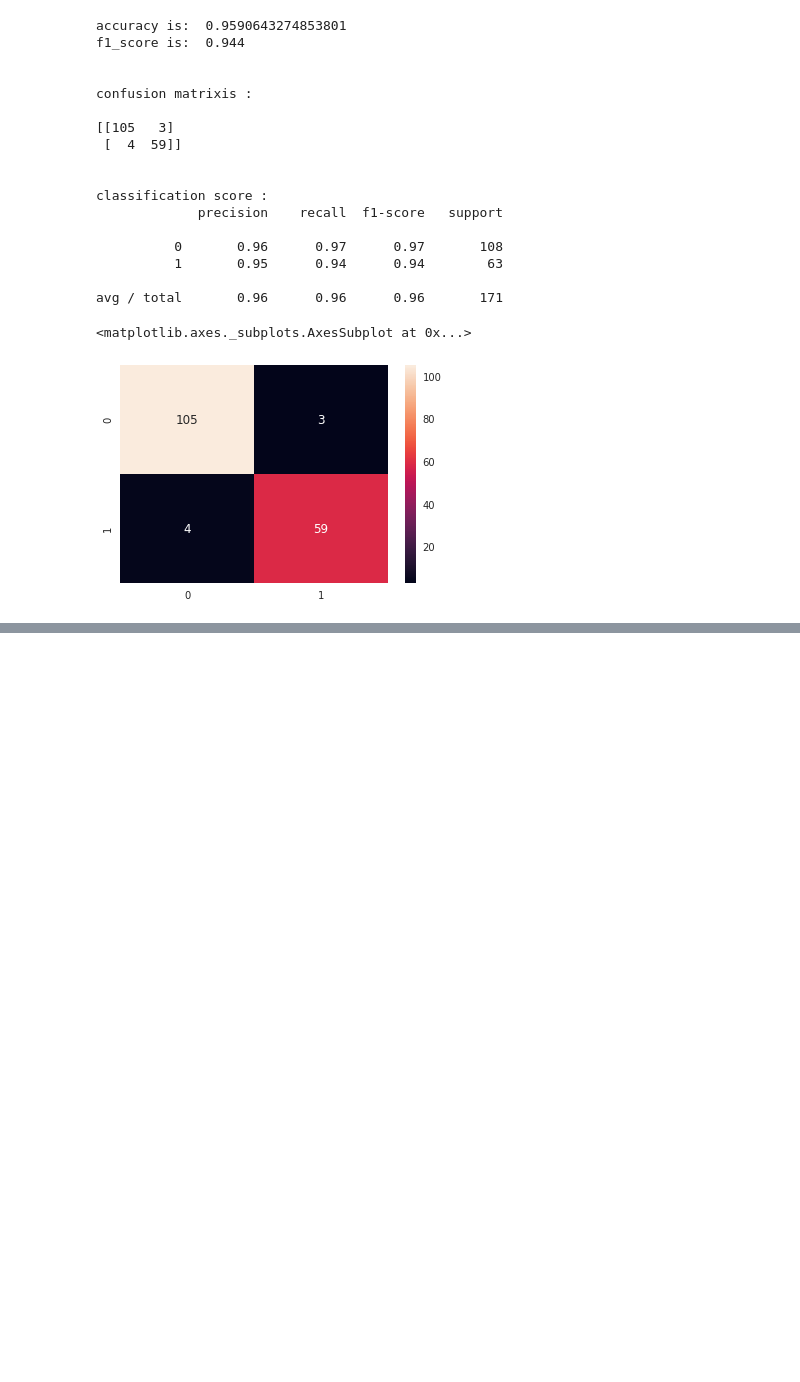
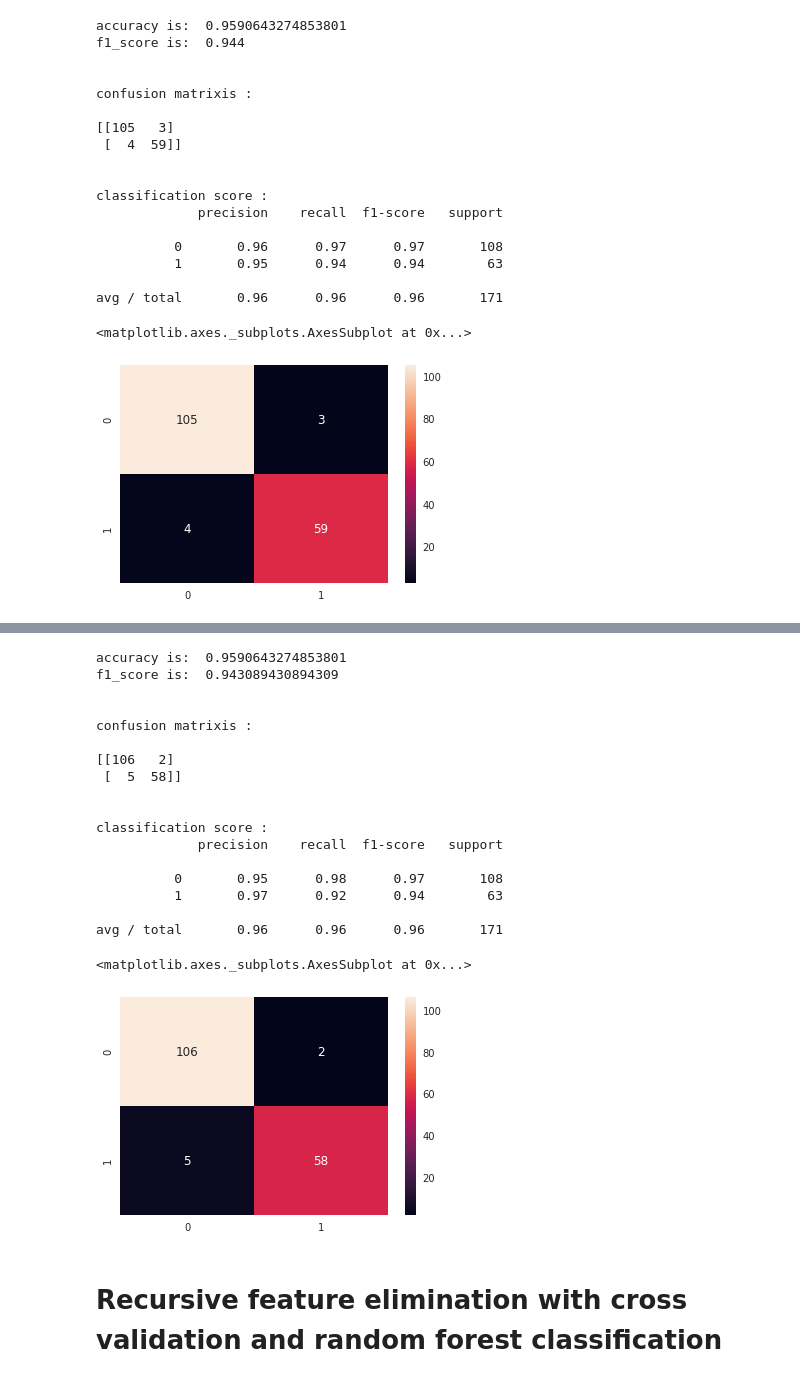
Before and after one commit to piyushsharma161/Breast_cancer, a Jupyter notebook: Breast_Cancer.ipynb, the cells around one changed output, grey strips where cells are left out. Cells and saved outputs as stored; diff of their text form; code cells hidden in the pictures; blank space fills up the shorter version.

```diff
--- a/Breast_Cancer.ipynb
+++ b/Breast_Cancer.ipynb
@@ -294,0 +378,6 @@ a
+# %%
+from sklearn.feature_selection import RFE
+# Create the RFE object and rank each pixel
+rfcm1 = RandomForestClassifier(random_state=101)
+rf3 = RFE(rfcm1, n_features_to_select=5, step=1)
+rf3 = rf3.fit(X_train, y_train)
@@ -294,0 +390,33 @@ a
+# %%
+rfp3 = rf3.predict(X_test)
+print('accuracy is: ',accuracy_score(y_test, rfp3) )
+print('f1_score is: ', f1_score(y_test, rfp3))
+print('\n')
+print('confusion matrixis : \n')
+print(confusion_matrix(y_test, rfp3))
+print('\n')
+print('classification score : ')
+print(classification_report(y_test, rfp3))
+sns.heatmap(confusion_matrix(y_test, rfp3), annot=True, fmt='d')
+# %% [output]
+accuracy is:  0.9590643274853801
+f1_score is:  0.943089430894309
+
+
+confusion matrixis :
+
+[[106   2]
+ [  5  58]]
+
+
+classification score :
+             precision    recall  f1-score   support
+
+          0       0.95      0.98      0.97       108
+          1       0.97      0.92      0.94        63
+
+avg / total       0.96      0.96      0.96       171
+<matplotlib.axes._subplots.AxesSubplot at 0x...>
+[figure, added]
+# %% [markdown]
+# Recursive feature elimination with cross validation and random forest classification
```
Also changed, not shown: parts of 31 cells of this notebook.
